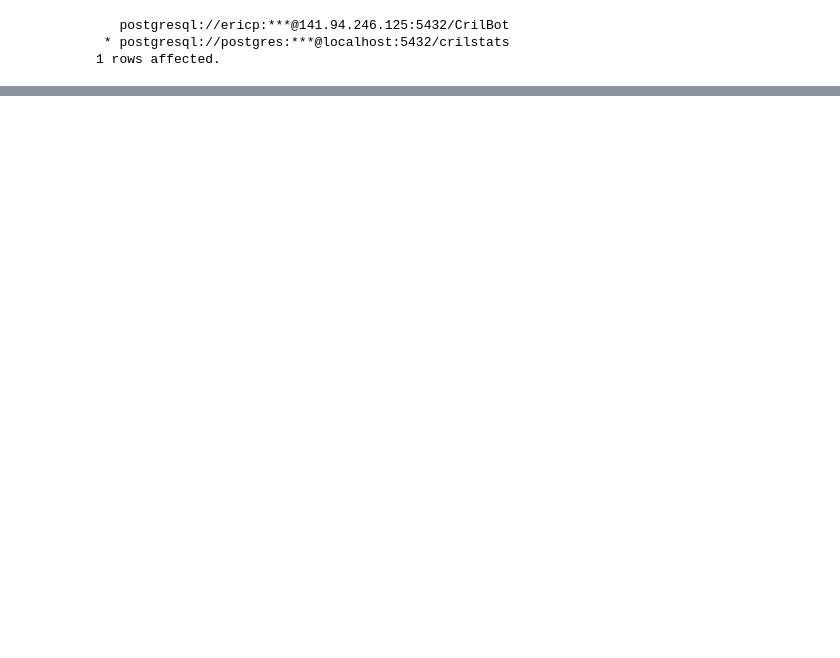
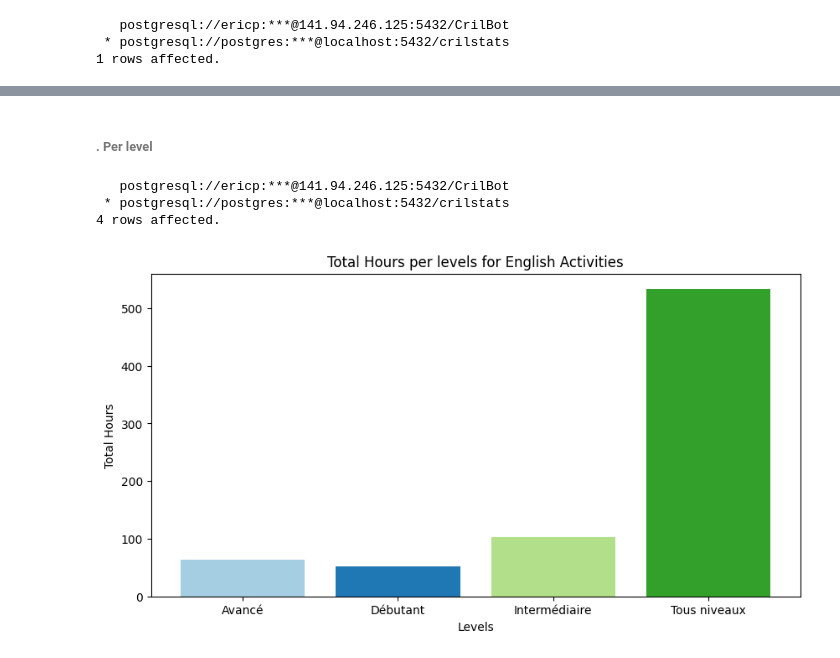
Before and after one commit to Eric-Philippe/CrilStats, a Jupyter notebook: playbook.ipynb, the cells around one changed output, grey strips where cells are left out. Saved outputs shown, nothing was run; the diff lists cells and outputs as text; code cells hidden in the pictures; blank space fills up the shorter version.

```diff
--- a/playbook.ipynb
+++ b/playbook.ipynb
@@ -158,0 +282,23 @@ print(f"📊 | Percentage of filtered data: {res:.2f}%")
+# %%
+req = """
+SELECT
+    SUM((EXTRACT(EPOCH FROM (end_date - start_date)) / 3600) * seats) AS total_hours
+FROM
+    filtered_slots;
+"""
+
+result = get_ipython().run_line_magic('sql', f'{req}')
+
+total_hours = result.DataFrame().total_hours[0]
+
+hours = int(total_hours)
+minutes = int((total_hours - hours) * 60)
+
+MARGIN_ERROR = 200
+ESTIMATED_REQUIRED_HOURS = (TOTAL_STUDENTS + MARGIN_ERROR) * 6
+e_hours= int(ESTIMATED_REQUIRED_HOURS)
+e_minutes = int((ESTIMATED_REQUIRED_HOURS - e_hours) * 60)
+print(f'In order to satisfy all the students packs, in a average of 6 hours per pack')
+print(f'with the estimated amount of students {TOTAL_STUDENTS} and +{MARGIN_ERROR} students as an margin of error')
+print(f'the estimated required hours are: {e_hours} hours and {e_minutes} minutes')
+print(f'Total hours: {hours} hours and {minutes} minutes in total offered by the CRIL')
@@ -158,0 +347,29 @@ print(f"📊 | Percentage of filtered data: {res:.2f}%")
+# %% [markdown]
+###### . Per level
+# %%
+query = """
+SELECT
+    niveau,
+    SUM((EXTRACT(EPOCH FROM (end_date - start_date)) / 3600)) AS total_hours
+FROM filtered_slots
+WHERE type = 'Activité' AND langue = 'AN'
+GROUP BY niveau
+ORDER BY niveau;
+"""
+
+result = get_ipython().run_line_magic('sql', f'{query}')
+
+df = result.DataFrame()
+
+# Plot the data in a bar chart
+plt.figure(figsize=(10, 5))
+plt.bar(df.niveau, df.total_hours, color=get_colors(df))
+plt.xlabel('Levels')
+plt.ylabel('Total Hours')
+plt.title('Total Hours per levels for English Activities')
+plt.show()
+# %% [output]
+   postgresql://ericp:***@141.94.246.125:5432/CrilBot
+ * postgresql://postgres:***@localhost:5432/crilstats
+4 rows affected.
+[figure, added]
```
Also changed, not shown: parts of 95 cells of this notebook, 1 other file.
